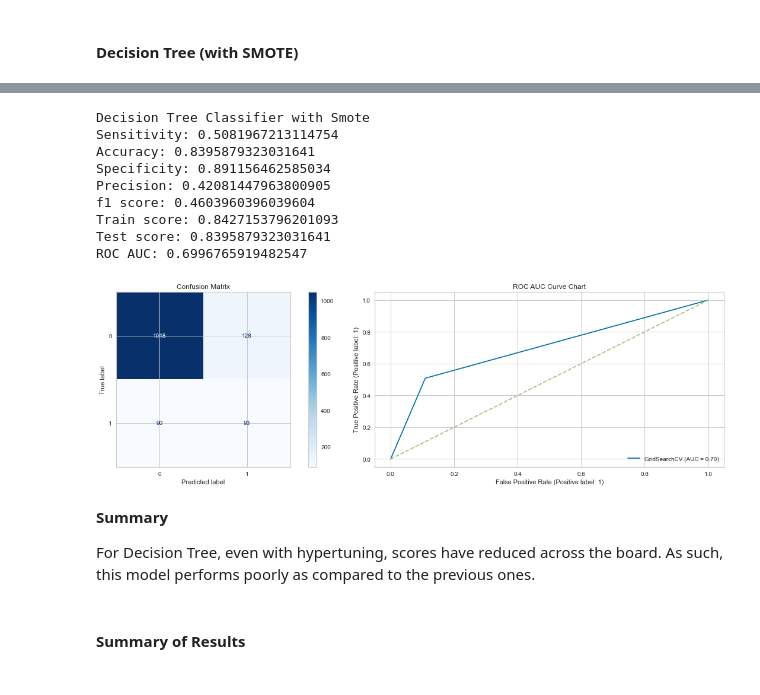
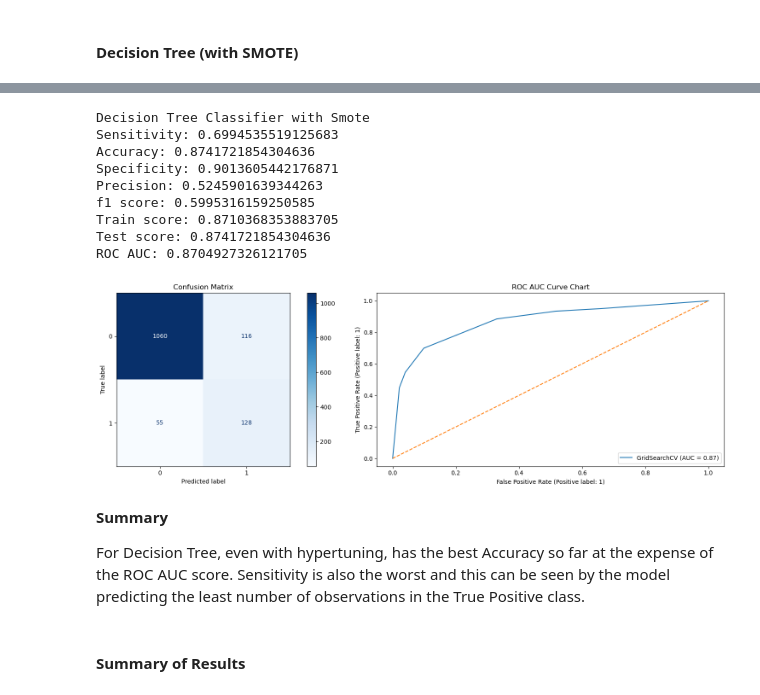
Before and after one commit to rashidi-norhashim/assessment, a Jupyter notebook: assessment/codes/Part 3 - Modelling.ipynb, the cells around one changed output, grey strips where cells are left out. Drawn from its saved outputs; the diff is of its cells as text; code cells hidden in the pictures.

Commit message:
Changed the xval scoring and added error analysis

```diff
--- a/assessment/codes/Part 3 - Modelling.ipynb
+++ b/assessment/codes/Part 3 - Modelling.ipynb
@@ -106,0 +136,2 @@ The shape of both post-split train and test sets were verified to ensure the the
+# %%
+X_test = pd.DataFrame(imputer.transform(X_test),columns = X_test.columns)
@@ -223,7 +288,7 @@ pipe_smote_logreg_params = {
     'sampling__k_neighbors': [10, 11, 12, 13, 14, 15],
 }
 
-gs_smote_logreg = GridSearchCV(pipe_smote_logreg, pipe_smote_logreg_params, verbose=2, n_jobs=-1)
+gs_smote_logreg = GridSearchCV(pipe_smote_logreg, pipe_smote_logreg_params, verbose=1, n_jobs=-1, scoring = 'roc_auc')
 
 gs_smote_logreg.fit(X_train_sc, y_train)
 # %% [output]
@@ -307,13 +380,13 @@ pipe_smote_rf = Pipeline([
 
 pipe_smote_rf_params = {
     'sampling__sampling_strategy': ['auto','minority'],
-    'sampling__k_neighbors': [10, 11, 12, 13, 14, 15],
+    'sampling__k_neighbors': [10, 11, 12, 13, 14],
     'rf__n_estimators': [150, 200, 250],
-    'rf__max_depth':[None, 1, 2, 3, 4, 5],
+    'rf__max_depth':[None, 2, 3, 4],
 
 }
 
-gs_smote_rf = GridSearchCV(pipe_smote_rf, pipe_smote_rf_params, verbose=2, n_jobs=-1)
+gs_smote_rf = GridSearchCV(pipe_smote_rf, pipe_smote_rf_params, verbose=1, n_jobs=-1, scoring = 'roc_auc')
 
 gs_smote_rf.fit(X_train_sc, y_train)
 # %% [output]
@@ -400,10 +464,10 @@ pipe_smote_dt_params = {
     'sampling__k_neighbors': [10, 11, 12, 13, 14, 15],
     'dt__criterion': ['gini', 'entropy', 'log_loss'],
     'dt__max_depth': [None, 1, 2, 3, 4, 5],
-    'dt__min_samples_split': [2, 3, 4, 5, 10, 20, 30]
+    'dt__min_samples_split': [2, 3, 4, 5]
 }
 
-gs_smote_dt = GridSearchCV(pipe_smote_dt, pipe_smote_dt_params, verbose=2, n_jobs=-1)
+gs_smote_dt = GridSearchCV(pipe_smote_dt, pipe_smote_dt_params, verbose=1, n_jobs=-1, scoring = 'roc_auc')
 
 gs_smote_dt.fit(X_train_sc, y_train)
 # %% [output]
@@ -449,32 +506,31 @@ print('Specificity:',spec)
 print('Precision:',prec)
 print('f1 score:',f_one_score)
 print('Train score: {}'.format(gs_smote_dt.best_score_))
-print('Test score: {}'.format(gs_smote_dt.best_estimator_.score(X_test_sc, y_test)))
 print('ROC AUC:',roc_auc)
 # %% [output]
 Decision Tree Classifier with Smote
-Sensitivity: 0.5081967213114754
-Accuracy: 0.8395879323031641
-Specificity: 0.891156462585034
-Precision: 0.42081447963800905
-f1 score: 0.4603960396039604
-Train score: 0.8427153796201093
-Test score: 0.8395879323031641
-ROC AUC: 0.6996765919482547
+Sensitivity: 0.6994535519125683
+Accuracy: 0.8741721854304636
+Specificity: 0.9013605442176871
+Precision: 0.5245901639344263
+f1 score: 0.5995316159250585
+Train score: 0.8710368353883705
+Test score: 0.8741721854304636
+ROC AUC: 0.8704927326121705
 # %%
 fig, axes = plt.subplots(ncols=2, figsize=(17,5))
 
-cm_chart = plot_confusion_matrix(gs_smote_dt, X_test_sc, y_test, cmap='Blues', values_format='d', ax=axes[0]);
+cm_chart = ConfusionMatrixDisplay.from_estimator(gs_smote_dt, X_test_sc, y_test, cmap='Blues', values_format='d', ax=axes[0]);
 axes[0].title.set_text('Confusion Matrix')
-roc_curve = plot_roc_curve(gs_smote_dt, X_test_sc, y_test, ax=axes[1])
+roc_curve = RocCurveDisplay.from_estimator(gs_smote_dt, X_test_sc, y_test, ax=axes[1])
 axes[1].plot([0, 1], [0, 1], label='baseline', linestyle='--' )
 axes[1].title.set_text('ROC AUC Curve Chart')
 fig.tight_layout()
 # %% [output]
-[figure, old version]
+[figure, new version]
 # %% [markdown]
 **Summary**
 
-For Decision Tree, even with hypertuning, scores have reduced across the board. As such, this model performs poorly as compared to the previous ones.
+For Decision Tree, even with hypertuning, has the best Accuracy so far at the expense of the ROC AUC score. Sensitivity is also the worst and this can be seen by the model predicting the least number of observations in the True Positive class.
 # %% [markdown]
 #### Summary of Results
```
Also changed, not shown: parts of 41 cells of this notebook.
